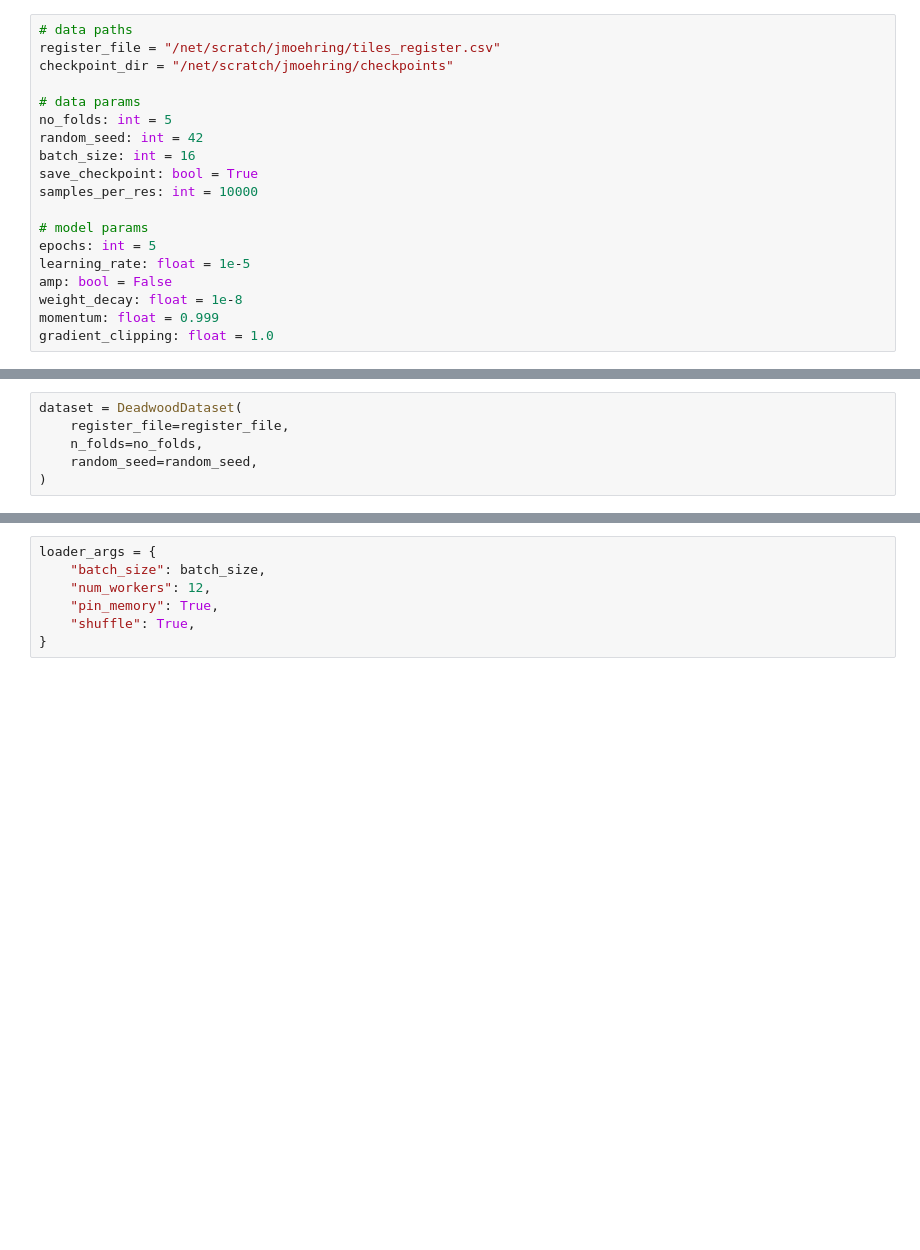
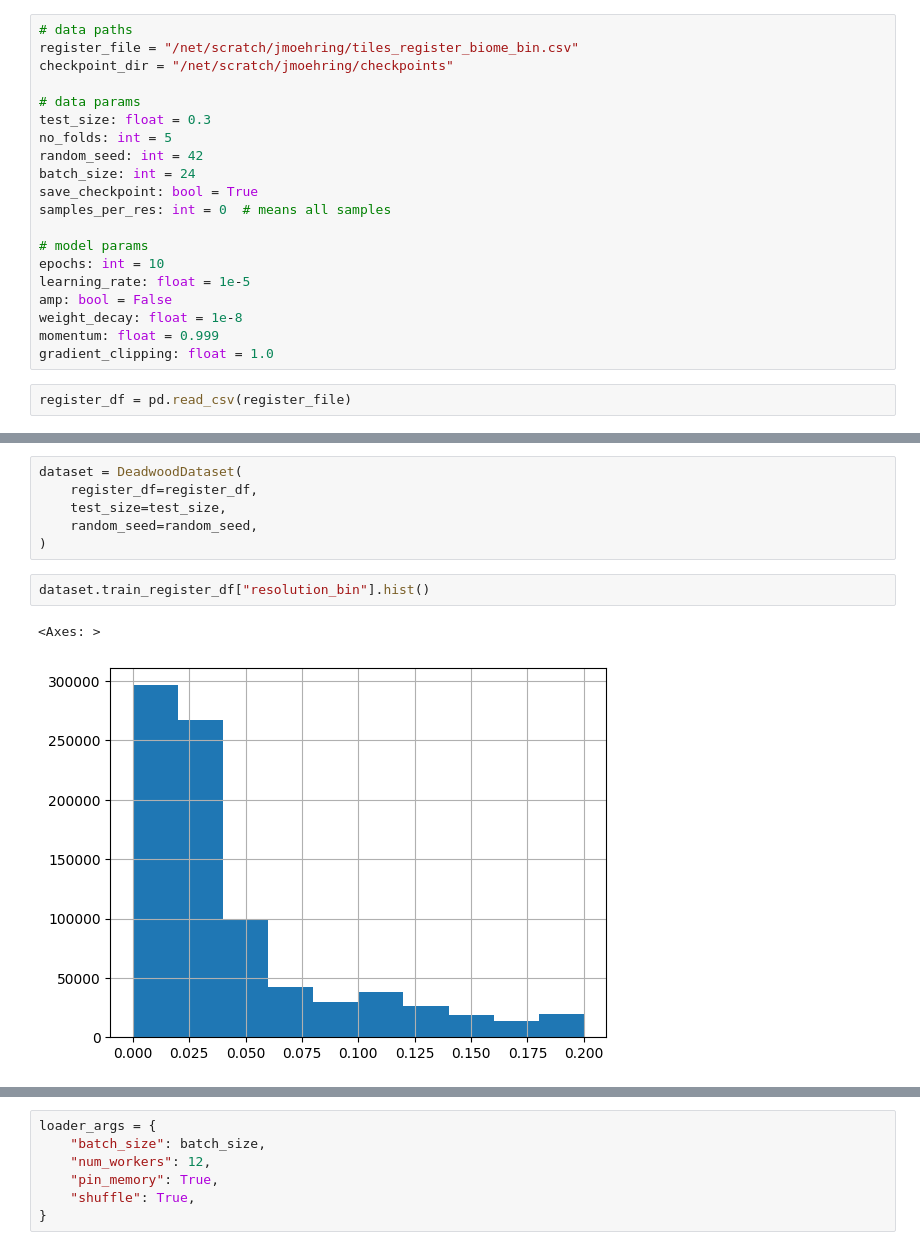
Before and after one commit to jmoeh/standing-deadwood, a Jupyter notebook: notebooks/04_train_model.ipynb, the cells around one changed output, grey strips where cells are left out. Drawn from its saved outputs; the diff is of its cells as text; blank space fills up the shorter version.

Commit message:
feat: update training

```diff
--- a/notebooks/04_train_model.ipynb
+++ b/notebooks/04_train_model.ipynb
@@ -24,19 +30,22 @@ from unet.unet_model import UNet
 # %%
 # data paths
-register_file = "/net/scratch/jmoehring/tiles_register.csv"
+register_file = "/net/scratch/jmoehring/tiles_register_biome_bin.csv"
 checkpoint_dir = "/net/scratch/jmoehring/checkpoints"
 
 # data params
+test_size: float = 0.3
 no_folds: int = 5
 random_seed: int = 42
-batch_size: int = 16
+batch_size: int = 24
 save_checkpoint: bool = True
-samples_per_res: int = 10000
+samples_per_res: int = 0  # means all samples
 
 # model params
-epochs: int = 5
+epochs: int = 10
 learning_rate: float = 1e-5
 amp: bool = False
 weight_decay: float = 1e-8
 momentum: float = 0.999
 gradient_clipping: float = 1.0
+# %%
+register_df = pd.read_csv(register_file)
@@ -43,6 +61,11 @@ gradient_clipping: float = 1.0
 # %%
 dataset = DeadwoodDataset(
-    register_file=register_file,
-    n_folds=no_folds,
+    register_df=register_df,
+    test_size=test_size,
     random_seed=random_seed,
 )
+# %%
+dataset.train_register_df["resolution_bin"].hist()
+# %% [output]
+<Axes: >
+[figure, added]
```
Also changed, not shown: parts of 8 cells of this notebook, 5 other files.
